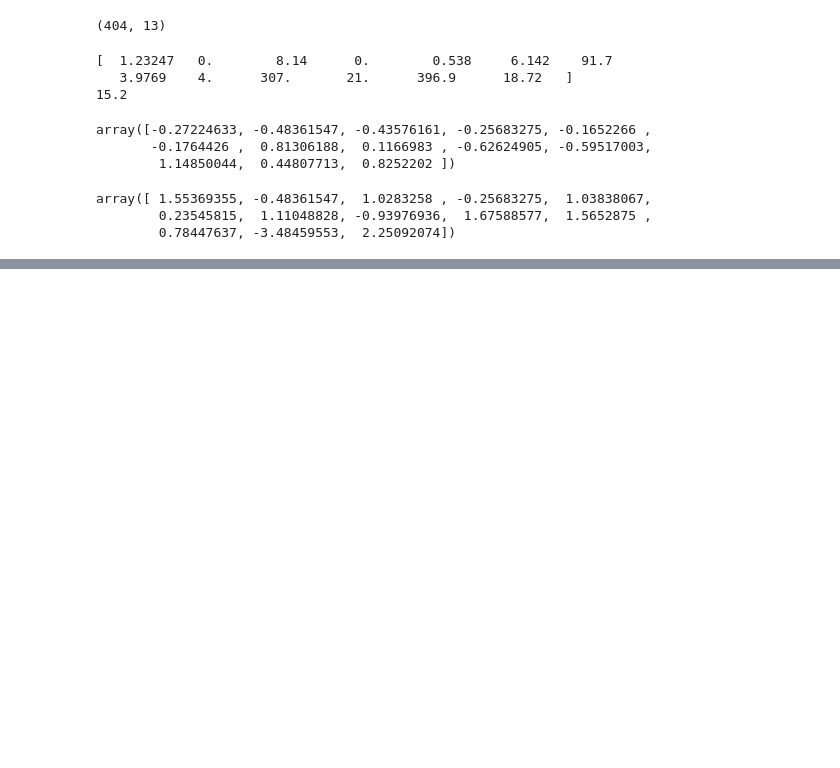
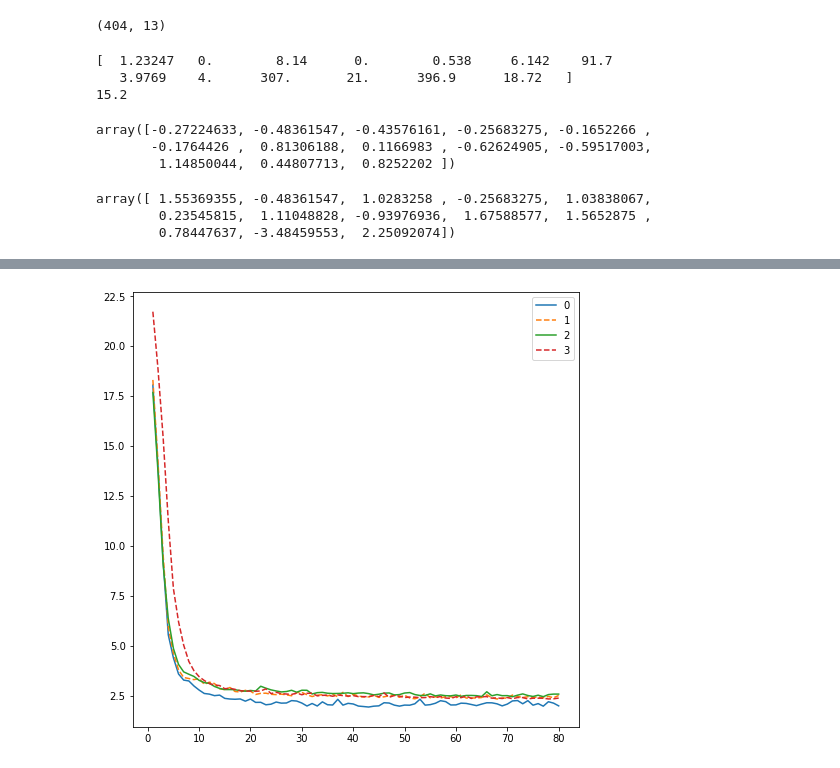
Before and after one commit to LuisReyes98/platzi-fundamentos-neural-network-keras, a Jupyter notebook: 7-regresion.ipynb, the cells around one changed output, grey strips where cells are left out. Drawn from its saved outputs; the diff is of its cells as text; code cells hidden in the pictures; blank space fills up the shorter version.

```diff
--- a/7-regresion.ipynb
+++ b/7-regresion.ipynb
@@ -65,7 +67,7 @@ def build_model_regression(lr_var, input_data):
     layers.Dense(
       64,
       activation='relu',
-      input_shape=(input_data)
+      input_shape=(input_data,)
     )
   )
 
@@ -81,11 +83,11 @@ def build_model_regression(lr_var, input_data):
   )
 
   model.compile(
-    optimizer=optimizers.RMSProp(
-      lr=lr_var,
-      loss='mse',
-      metrics=['mae']
-    )
+    optimizer=optimizers.RMSprop(
+      learning_rate=lr_var,
+    ),
+    loss='mse',
+    metrics=['mae']
   )
 
   return model
@@ -97,0 +172,14 @@ all_history = []
+# %%
+loss_vals = all_history[0]
+
+fig = plt.figure(figsize=(8, 8))
+epochs = range(1, len(loss_vals) + 1)
+plt.plot(epochs, all_history[0], '-', label=0)
+plt.plot(epochs, all_history[1], '--', label=1)
+plt.plot(epochs, all_history[2], '-', label=2)
+plt.plot(epochs, all_history[3], '--', label=3)
+
+plt.legend()
+plt.show()
+# %% [output]
+[figure, added]
```
Also changed, not shown: parts of 8 cells of this notebook, 3 other files.
